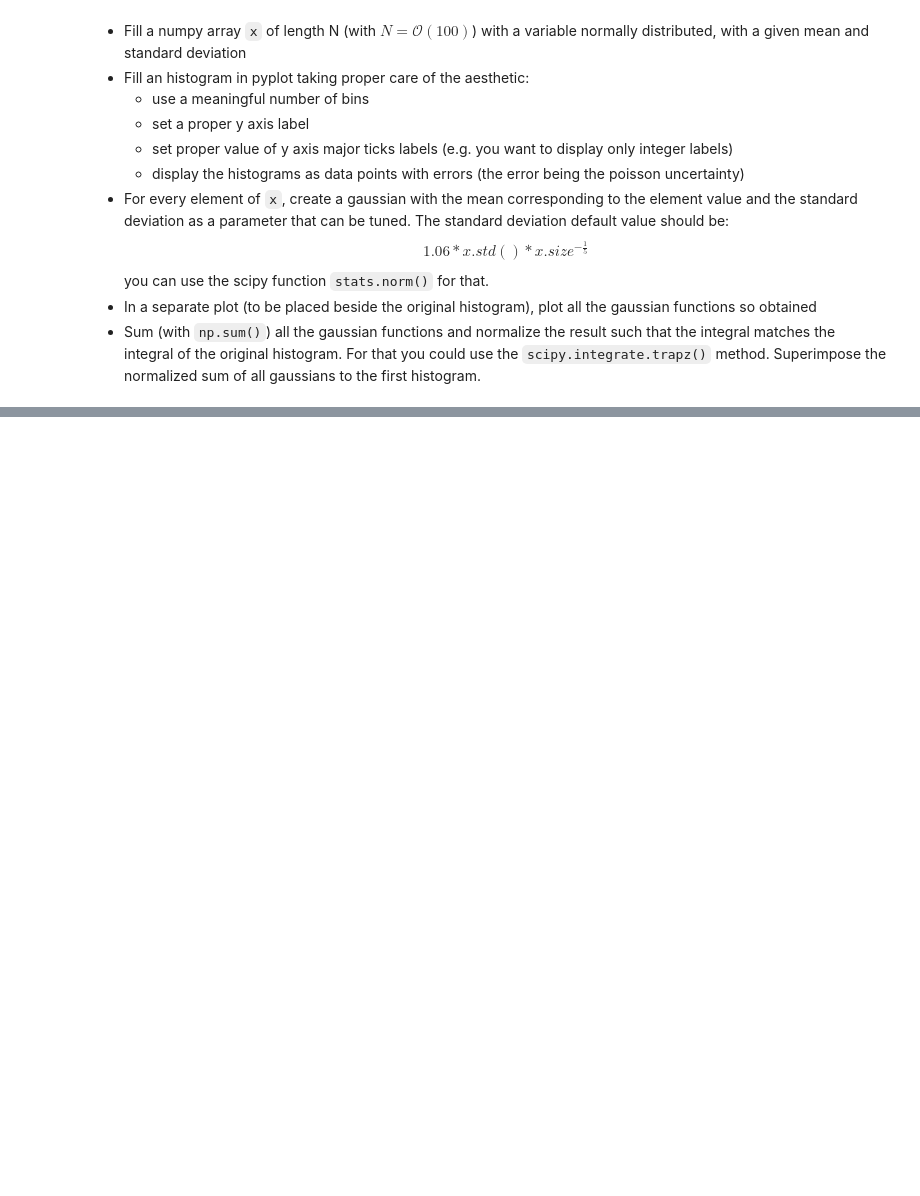
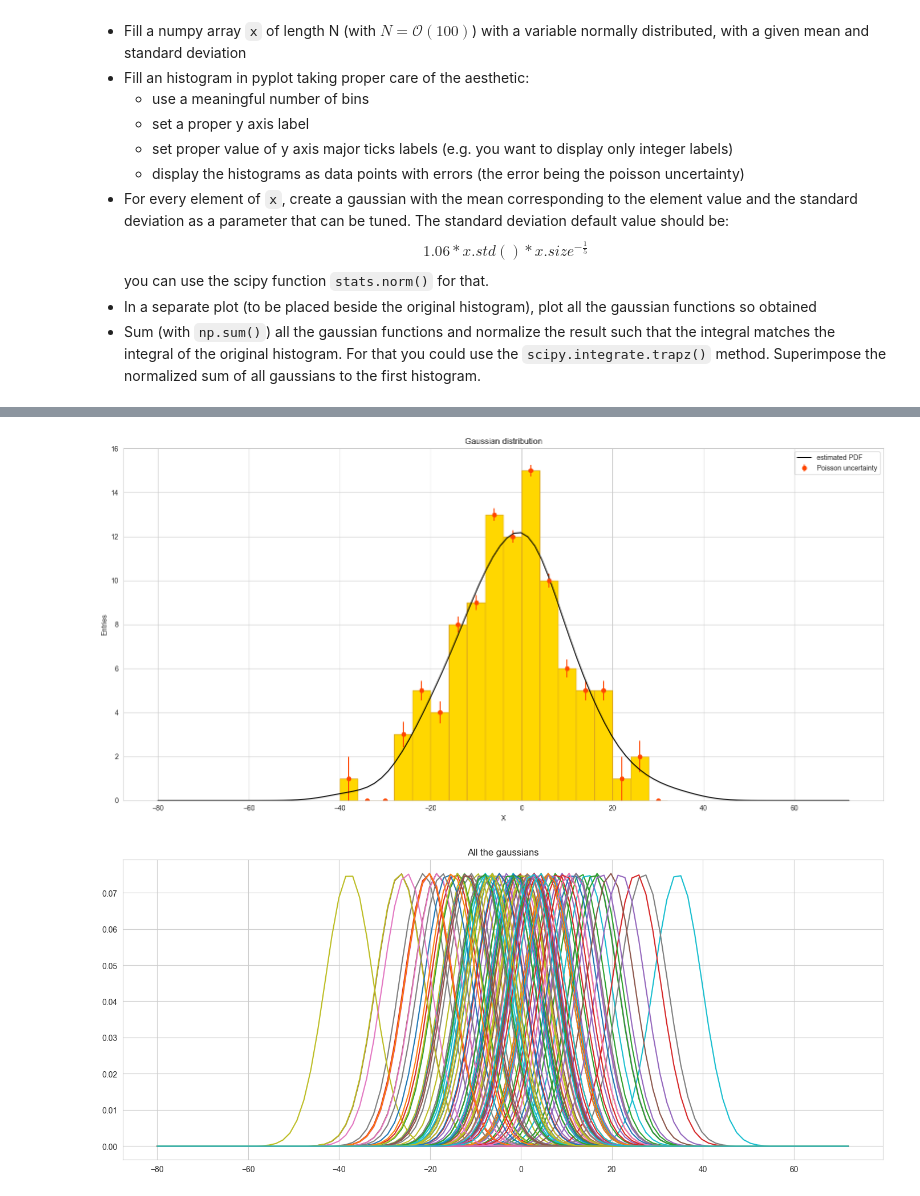
Before and after one commit to zucchett/ScientificComputingWithPython2022, a Jupyter notebook: 07ex_visualization.ipynb, the cells around one changed output, grey strips where cells are left out. Drawn from its saved outputs; the diff is of its cells as text; code cells hidden in the pictures; blank space fills up the shorter version.

```diff
--- a/07ex_visualization.ipynb
+++ b/07ex_visualization.ipynb
@@ -271,0 +220,76 @@ plt.show()
+# %%
+npr.seed(12)
+
+def closest_multiple(multiple, number):
+    sign = np.sign(number)
+    factor = sign*math.ceil(number/multiple*sign)
+    return int(factor*multiple)
+
+
+#Fill a numpy array x of length N with a variable normally distributed, with a given mean and standard deviation
+N = 100
+mean = 0
+std = 12
+x = np.random.normal(mean,std,N)
+
+#set the bins
+multiple = 4
+upper_end = closest_multiple(multiple,x.max())
+lower_end = closest_multiple(multiple,x.min())
+
+bins = [x for x in range(lower_end,upper_end,multiple)]
+
+#plot the histogram
+fig1 = plt.figure(figsize=(16, 8))
+h, bins, _ = plt.hist(x, bins = bins,edgecolor = 'goldenrod', color ='gold')
+ax = fig1.axes[0]
+
+#error bar
+bin_center = 0.5*(bins[1:] + bins[:-1])
+err = 1/np.sqrt(h) #Poisson uncertainty
+ax.errorbar(bin_center, h, yerr=err, fmt='o', c='orangered',label= "Poisson uncertainty")
+
+
+#For every element of x, create a gaussian
+samples = 100
+ascissa, step = np.linspace(lower_end*2,upper_end*2,samples,retstep=True)
+std = 1.06 * np.std(x) * (len(x)**(-1./5))
+
+
+all_gaussian = []
+for i in range(len(x)):
+    gaussian = scipy.stats.norm.pdf(ascissa, x[i], std)
+    all_gaussian.append(gaussian)
+
+
+#plot all the gaussian
+fig2, ax2 = plt.subplots(figsize=(14, 6))
+for i in range(len(all_gaussian)):
+    ax2.plot(ascissa,all_gaussian[i])
+
+#sum all the gaussian
+all_gaussian = np.array(all_gaussian)
+all_gaussian = np.sum(all_gaussian,axis=0)
+
+#integral
+integral_all_gaussian = scipy.integrate.trapezoid(all_gaussian,dx = step)
+integral_histogram = np.sum(multiple*h)
+factor = integral_histogram/integral_all_gaussian
+ax.plot(ascissa,all_gaussian*factor, label = "estimated PDF", color = "black")
+
+
+# fig1
+ax.set_title('Gaussian distribution')
+ax.set_xlabel('X')
+ax.set_ylabel('Entries')
+
+# fig2
+ax2.set_title('All the gaussians')
+
+#plot
+ax.legend()
+fig1.tight_layout()
+fig2.tight_layout()
+# %% [output]
+[figure, added]
+[figure, added]
```
Also changed, not shown: parts of 6 cells of this notebook, 3 other files.
